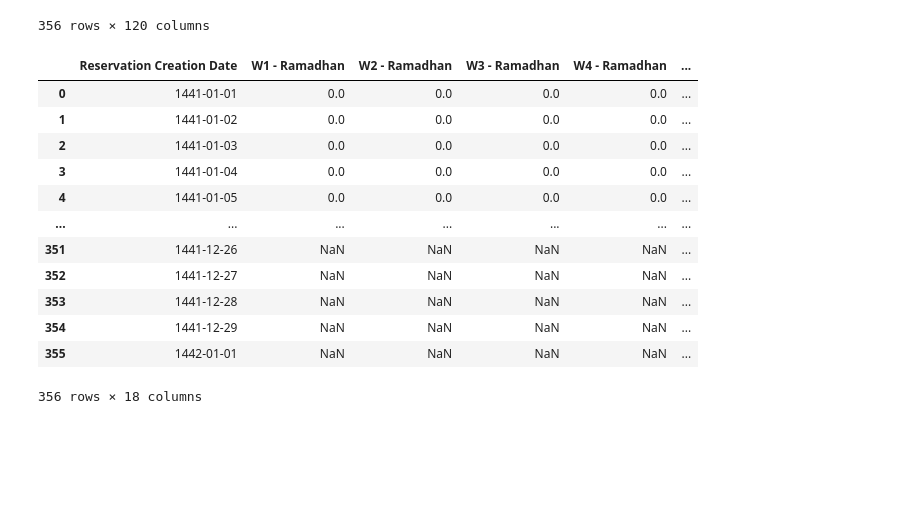
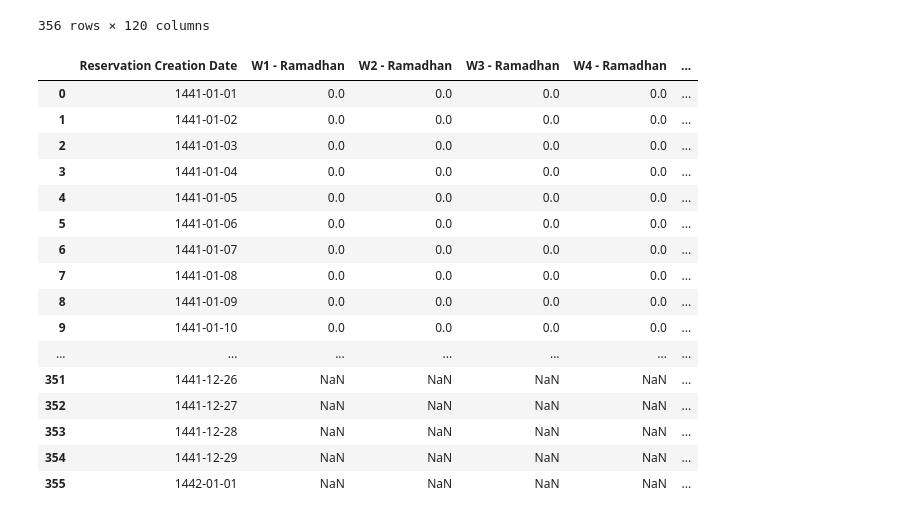
Before and after one commit to Ziadmohamed345/k2s-hotel-reservation, a Jupyter notebook: util-res.ipynb, the cells around one changed output. Saved outputs shown, nothing was run; the diff lists cells and outputs as text; code cells hidden in the pictures; blank space fills up the shorter version.

```diff
--- a/util-res.ipynb
+++ b/util-res.ipynb
@@ -325,19 +321,3 @@ for tdacc_df in target_dates_accum_history_dfs:
             weekly_tdacc_df.loc[last_nonzero_index + 1:, column] = np.nan
 
     weekly_target_dates_accum_dfs.append(weekly_tdacc_df)
-# %%
-weekly_target_dates_accum_dfs[0]
-# %% [output]
-|  | Reservation Creation Date | W1 - Ramadhan | W2 - Ramadhan | W3 - Ramadhan | W4 - Ramadhan | ... |
-| 0 | 1441-01-01 | 0.0 | 0.0 | 0.0 | 0.0 | ... |
-| 1 | 1441-01-02 | 0.0 | 0.0 | 0.0 | 0.0 | ... |
-| 2 | 1441-01-03 | 0.0 | 0.0 | 0.0 | 0.0 | ... |
-| 3 | 1441-01-04 | 0.0 | 0.0 | 0.0 | 0.0 | ... |
-| 4 | 1441-01-05 | 0.0 | 0.0 | 0.0 | 0.0 | ... |
-| ... | ... | ... | ... | ... | ... | ... |
-| 351 | 1441-12-26 | NaN | NaN | NaN | NaN | ... |
-| 352 | 1441-12-27 | NaN | NaN | NaN | NaN | ... |
-| 353 | 1441-12-28 | NaN | NaN | NaN | NaN | ... |
-| 354 | 1441-12-29 | NaN | NaN | NaN | NaN | ... |
-| 355 | 1442-01-01 | NaN | NaN | NaN | NaN | ... |
-356 rows × 18 columns
@@ -353,0 +324,20 @@ for df in weekly_target_dates_accum_dfs:
+# %%
+display_full_df(weekly_target_dates_accum_dfs[0])
+# %% [output]
+|  | Reservation Creation Date | W1 - Ramadhan | W2 - Ramadhan | W3 - Ramadhan | W4 - Ramadhan | ... |
+| 0 | 1441-01-01 | 0.0 | 0.0 | 0.0 | 0.0 | ... |
+| 1 | 1441-01-02 | 0.0 | 0.0 | 0.0 | 0.0 | ... |
+| 2 | 1441-01-03 | 0.0 | 0.0 | 0.0 | 0.0 | ... |
+| 3 | 1441-01-04 | 0.0 | 0.0 | 0.0 | 0.0 | ... |
+| 4 | 1441-01-05 | 0.0 | 0.0 | 0.0 | 0.0 | ... |
+| 5 | 1441-01-06 | 0.0 | 0.0 | 0.0 | 0.0 | ... |
+| 6 | 1441-01-07 | 0.0 | 0.0 | 0.0 | 0.0 | ... |
+| 7 | 1441-01-08 | 0.0 | 0.0 | 0.0 | 0.0 | ... |
+| 8 | 1441-01-09 | 0.0 | 0.0 | 0.0 | 0.0 | ... |
+| 9 | 1441-01-10 | 0.0 | 0.0 | 0.0 | 0.0 | ... |
+| ... | ... | ... | ... | ... | ... | ... |
+| 351 | 1441-12-26 | NaN | NaN | NaN | NaN | ... |
+| 352 | 1441-12-27 | NaN | NaN | NaN | NaN | ... |
+| 353 | 1441-12-28 | NaN | NaN | NaN | NaN | ... |
+| 354 | 1441-12-29 | NaN | NaN | NaN | NaN | ... |
+| 355 | 1442-01-01 | NaN | NaN | NaN | NaN | ... |
```
Also changed, not shown: parts of 6 cells of this notebook, 3 other files.
